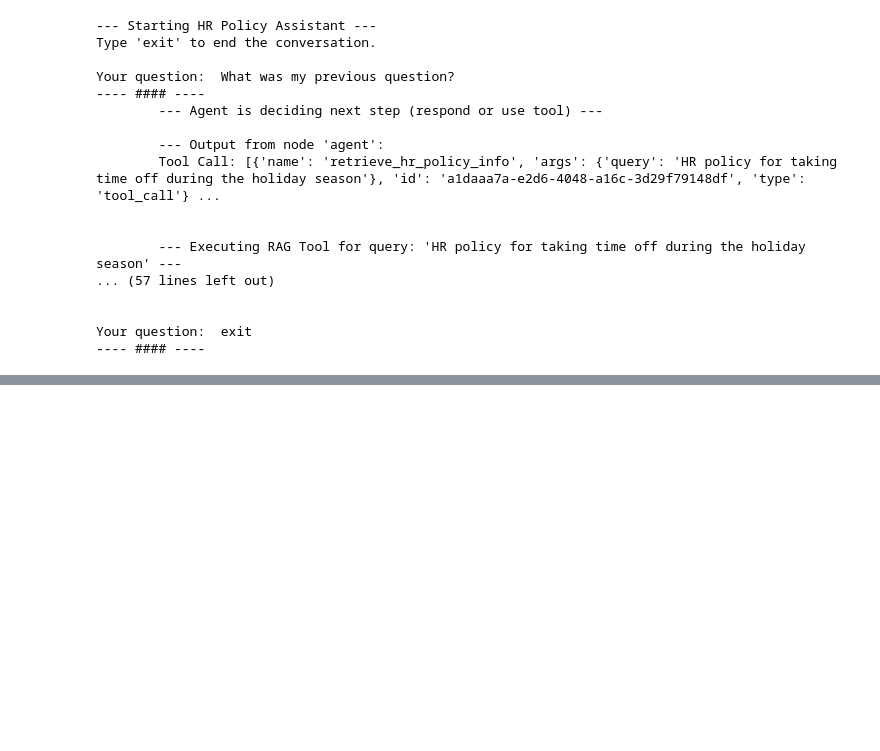
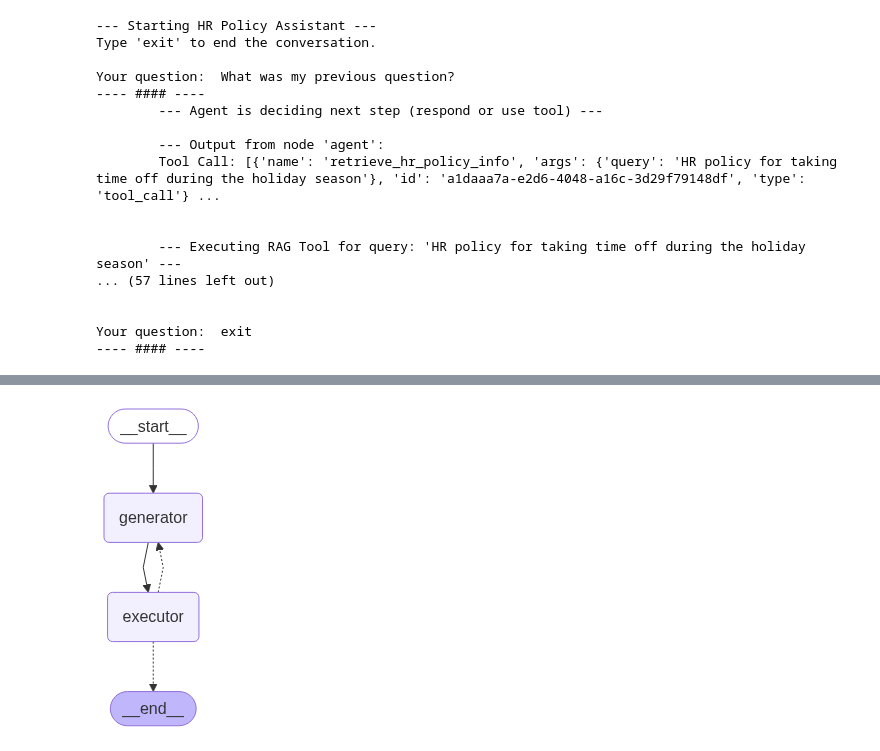
Before and after one commit to Sushobhon96/agentic-ai-workshop, a Jupyter notebook: Agentic_AI_Workshop_Task.ipynb, the cells around one changed output, grey strips where cells are left out. Saved outputs shown, nothing was run; the diff lists cells and outputs as text; code cells hidden in the pictures; blank space fills up the shorter version.

Commit message:
Updated Agentic AI Workshop Task Notebook and deleted other unnecessary files

```diff
--- a/Agentic_AI_Workshop_Task.ipynb
+++ b/Agentic_AI_Workshop_Task.ipynb
@@ -267,0 +370,7 @@ Your question:  exit
+# %%
+def executor_node(state: AgentState):
+    """
+    This node calls our code execution tool to run the generated code.
+    """
+    result = execute_python_code(state["code"])
+    return {"result": result}
@@ -267,0 +402,32 @@ Your question:  exit
+# %%
+# --- 4. Graph Definition and Execution ---
+
+# Define the graph
+workflow = StateGraph(AgentState)
+
+# Add the nodes
+workflow.add_node("generator", generator_node)
+workflow.add_node("executor", executor_node)
+
+# Set the entry point
+workflow.set_entry_point("generator")
+
+# Add the edges
+workflow.add_edge("generator", "executor")
+# The conditional edge decides the next step after execution
+workflow.add_conditional_edges(
+    "executor",
+    conditional_router,
+    {
+        "generator": "generator", # If failed, go back to the generator
+        END: END                  # If successful, end
+    },
+)
+
+# Compile the graph into a runnable app
+app = workflow.compile()
+# %%
+from IPython.display import Image, display
+display(Image(app.get_graph().draw_mermaid_png()))
+# %% [output]
+[figure, added]
```
Also changed, not shown: parts of 10 cells of this notebook, 1 other file.
